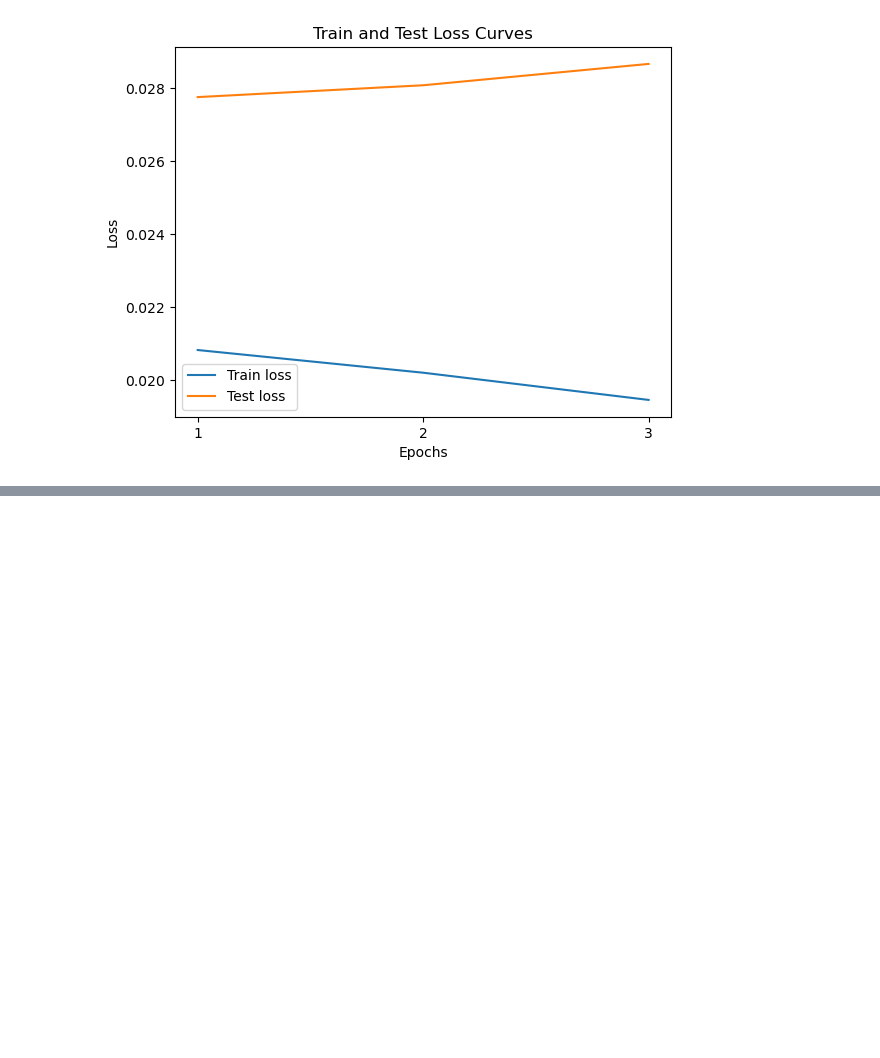
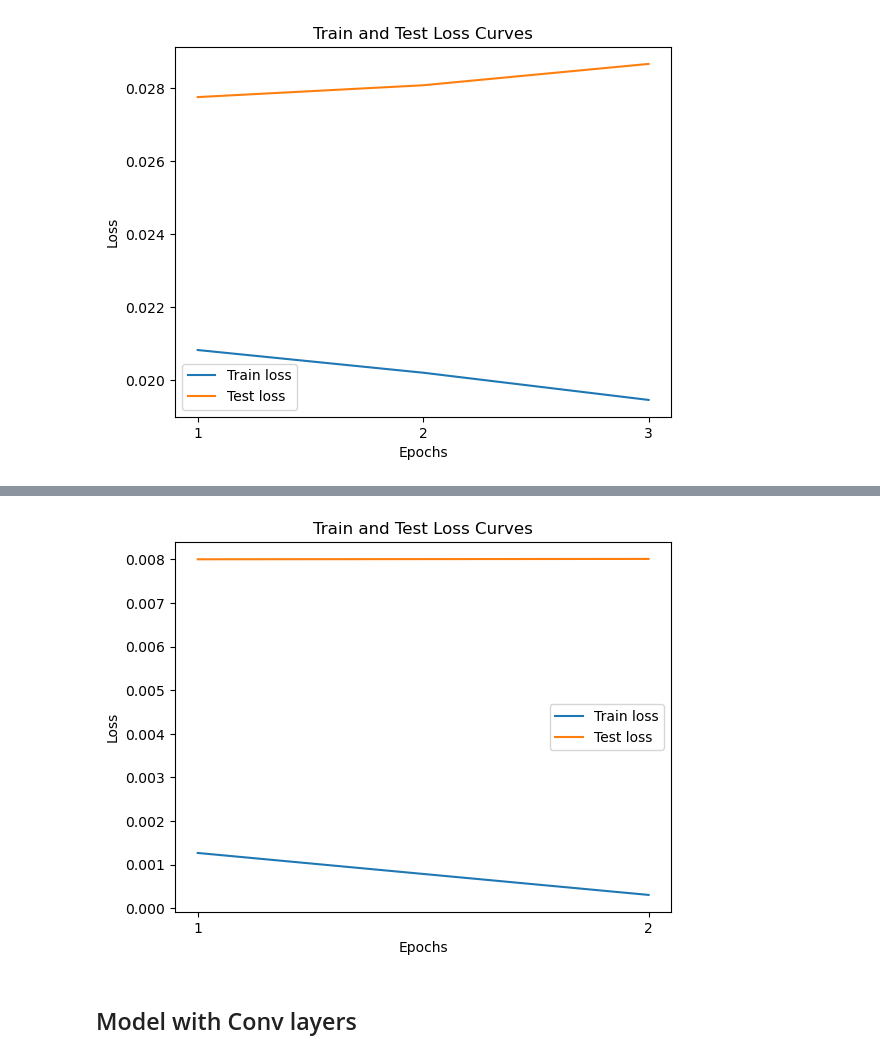
Before and after one commit to SunzidHassan/Research, a Jupyter notebook: 23-24_Automatic-Control-Lab/Projects/24_Aerosol/24_aerosol.ipynb, the cells around one changed output, grey strips where cells are left out. Saved outputs shown, nothing was run; the diff lists cells and outputs as text; code cells hidden in the pictures; blank space fills up the shorter version.

```diff
--- a/23-24_Automatic-Control-Lab/Projects/24_Aerosol/24_aerosol.ipynb
+++ b/23-24_Automatic-Control-Lab/Projects/24_Aerosol/24_aerosol.ipynb
@@ -192,7 +162,7 @@ test_data = H5Dataset(pace318_test)
 test_dataloader = DataLoader(test_data, batch_size=32, shuffle=False)
 
 # Training loop
-num_epochs = 3  # Number of training epochs
+num_epochs = 20  # Number of training epochs
 
 epoch_count = []
 train_loss_values = []
@@ -280,0 +297,7 @@ plt.show()
+# %%
+# Create the dataset and dataloader (assuming H5Dataset is defined elsewhere)
+train_data = H5Dataset(pace318_train)
+train_dataloader = DataLoader(train_data, batch_size=32, shuffle=True)
+
+test_data = H5Dataset(pace318_test)
+test_dataloader = DataLoader(test_data, batch_size=32, shuffle=False)
@@ -280,0 +328,18 @@ plt.show()
+# %%
+
+# Instantiate the model and move it to the GPU (if available)
+geometry_size = 3  # Geometry shape (3 features)
+input_size = 11  # Input shape (11 features)
+output_size = 22  # Output shape (22 features)
+model = CombinedRegressionModel(geometry_size, input_size, output_size).to(device)
+
+# Define loss function and optimizer
+criterion = nn.MSELoss()  # Mean Squared Error for regression
+optimizer = optim.Adam(model.parameters(), lr=0.001)  # Adam optimizer
+
+# Training loop
+num_epochs = 2  # Number of training epochs
+
+epoch_count = []
+train_loss_values = []
+test_loss_values = []
@@ -280,0 +407,19 @@ plt.show()
+# %%
+import matplotlib.pyplot as plt
+
+# Plot train and test loss values
+plt.plot(epoch_count, train_loss_values, label="Train loss")
+plt.plot(epoch_count, test_loss_values, label="Test loss")
+plt.title("Train and Test Loss Curves")
+plt.xlabel("Epochs")
+plt.ylabel("Loss")
+plt.legend()
+
+# Set x-ticks to show integers only
+plt.xticks(ticks=epoch_count)
+
+plt.show()
+# %% [output]
+[figure, added]
+# %% [markdown]
+## Model with Conv layers
```
Also changed, not shown: parts of 45 cells of this notebook.
